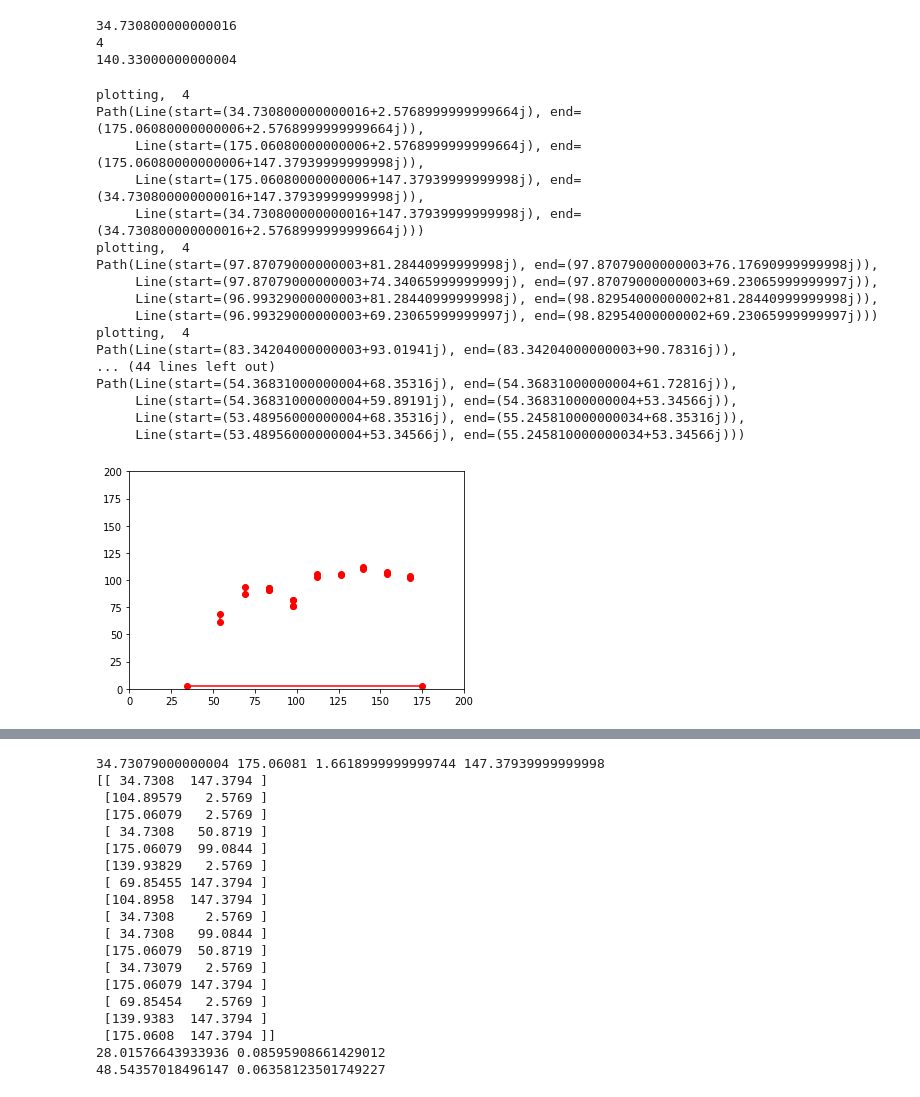
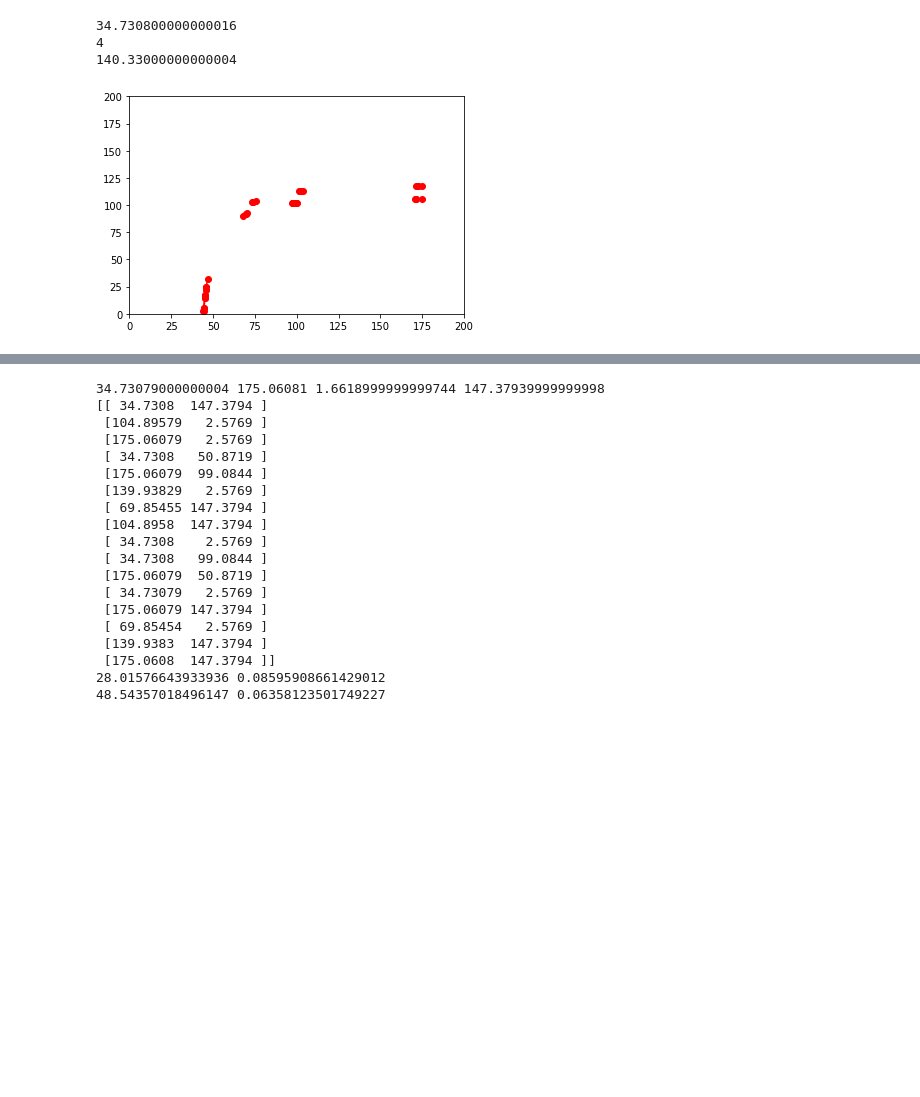
Before and after one commit to villaa/nrFano_Constraint, a Jupyter notebook: Edelweiss_data/get_svg_data.ipynb, the cells around one changed output, grey strips where cells are left out. Saved outputs shown, nothing was run; the diff lists cells and outputs as text; code cells hidden in the pictures; blank space fills up the shorter version.

Commit message:
start extracting curve information from get_svg_data.ipynb

```diff
--- a/Edelweiss_data/get_svg_data.ipynb
+++ b/Edelweiss_data/get_svg_data.ipynb
@@ -40,47 +40,39 @@ mpld3.enable_notebook()
 # paths wth 5 is left axis with ticks
 # paths with 6 is bottom axis with ticks
 
-def argand(path):
+def argand(doc):
     #import matplotlib.pyplot as plt
     #import numpy as np
-    if len(path) == 4: # maybe these are error bars?
-        #print (path)
-        for line in path:
-            # if the line is NOT a Bezier curve
-            if not hasattr(line, 'control1'):
-                print ("plotting, ", len(path))
-                print(path)
-                plt.plot([line.start.real,line.end.real],[line.start.imag,line.end.imag],'ro-',label='python')
-                plt.ylim(0,200)
-                plt.xlim(0,200)
-                break
+    path_arr = []
+
+    for result in doc:
+        path = result.path
+
+        if len(path) == 13: # maybe these are error bars?
+            path_arr.append(path)
+            #print (path)
+            for line in path:
+                # if the line is NOT a Bezier curve
+                if not hasattr(line, 'control1'):
+                    #print ("plotting, ", len(path))
+                    #print(path)
+                    plt.plot([line.start.real,line.end.real],[line.start.imag,line.end.imag],'ro-',label='python')
+                    plt.ylim(0,200)
+                    plt.xlim(0,200)
+                    #break
+
+    return path_arr
-# %%
-#print (plt.rcParams['interactive'])
-mpld3.enable_notebook()
-for result in doc:
-    #print (result.path)
-    #print (result.transform)
-    argand(result.path)
-
-#argand(doc[6].path)
-
-plt.show()
-# %% [output]
-plotting,  4
-Path(Line(start=(34.730800000000016+2.5768999999999664j), end=(175.06080000000006+2.5768999999999664j)),
-     Line(start=(175.06080000000006+2.5768999999999664j), end=(175.06080000000006+147.37939999999998j)),
-     Line(start=(175.06080000000006+147.37939999999998j), end=(34.730800000000016+147.37939999999998j)),
-     Line(start=(34.730800000000016+147.37939999999998j), end=(34.730800000000016+2.5768999999999664j)))
-plotting,  4
-Path(Line(start=(97.87079000000003+81.28440999999998j), end=(97.87079000000003+76.17690999999998j)),
-     Line(start=(97.87079000000003+74.34065999999999j), end=(97.87079000000003+69.23065999999997j)),
-     Line(start=(96.99329000000003+81.28440999999998j), end=(98.82954000000002+81.28440999999998j)),
-     Line(start=(96.99329000000003+69.23065999999997j), end=(98.82954000000002+69.23065999999997j)))
-plotting,  4
-Path(Line(start=(83.34204000000003+93.01941j), end=(83.34204000000003+90.78316j)),
-... (44 lines left out)
-Path(Line(start=(54.36831000000004+68.35316j), end=(54.36831000000004+61.72816j)),
-     Line(start=(54.36831000000004+59.89191j), end=(54.36831000000004+53.34566j)),
-     Line(start=(53.48956000000004+68.35316j), end=(55.245810000000034+68.35316j)),
-     Line(start=(53.48956000000004+53.34566j), end=(55.245810000000034+53.34566j)))
-[figure, removed]
+# %%
+doc = Document('edelweiss_ER_band_GGA3.svg')
+doc = doc.flatten_all_paths()
+
+#print (plt.rcParams['interactive'])
+mpld3.enable_notebook()
+paths = argand(doc)
+
+#argand(doc[6].path)
+
+plt.show()
+#print(len(paths)) #2 paths with 13 lines in edelweiss_ER_band_GGA3.svg
+# %% [output]
+[figure, added]
```
Also changed, not shown: parts of 1 cell of this notebook.
